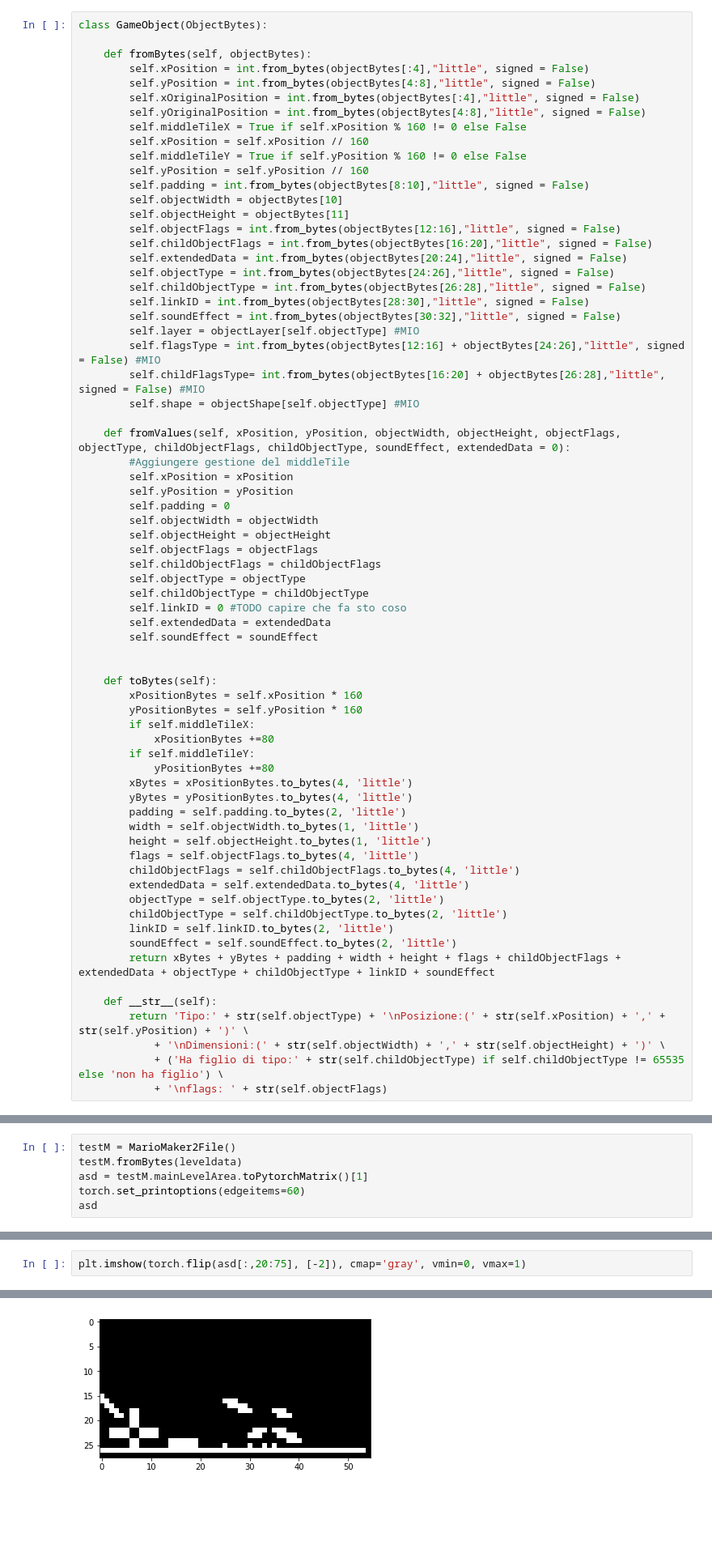
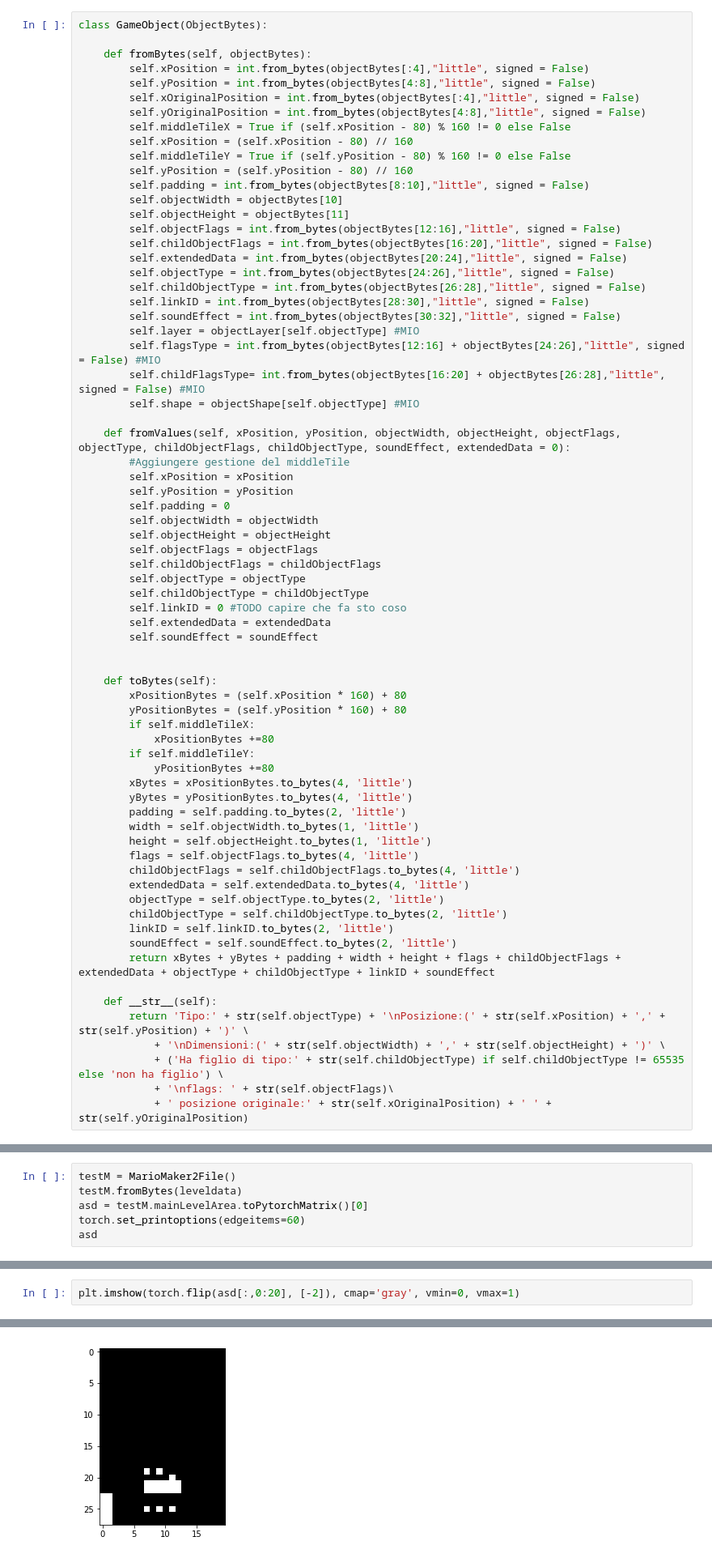
Before and after one commit to Jaeger87/Super-Mario-Deep-Maker-2, a Jupyter notebook: SuperMarioDeepMaker2.ipynb, the cells around one changed output, grey strips where cells are left out. Shown at 81% size. Cells and saved outputs as stored; diff of their text form; blank space fills up the shorter version.

```diff
--- a/SuperMarioDeepMaker2.ipynb
+++ b/SuperMarioDeepMaker2.ipynb
@@ -101,10 +101,10 @@ class GameObject(ObjectBytes):
         self.yPosition = int.from_bytes(objectBytes[4:8],"little", signed = False)
         self.xOriginalPosition = int.from_bytes(objectBytes[:4],"little", signed = False)
         self.yOriginalPosition = int.from_bytes(objectBytes[4:8],"little", signed = False)
-        self.middleTileX = True if self.xPosition % 160 != 0 else False
-        self.xPosition = self.xPosition // 160
-        self.middleTileY = True if self.yPosition % 160 != 0 else False
-        self.yPosition = self.yPosition // 160
+        self.middleTileX = True if (self.xPosition - 80) % 160 != 0 else False
+        self.xPosition = (self.xPosition - 80) // 160
+        self.middleTileY = True if (self.yPosition - 80) % 160 != 0 else False
+        self.yPosition = (self.yPosition - 80) // 160
         self.padding = int.from_bytes(objectBytes[8:10],"little", signed = False)
         self.objectWidth = objectBytes[10]
         self.objectHeight = objectBytes[11]
@@ -137,8 +137,8 @@ class GameObject(ObjectBytes):
 
 
     def toBytes(self):
-        xPositionBytes = self.xPosition * 160
-        yPositionBytes = self.yPosition * 160
+        xPositionBytes = (self.xPosition * 160) + 80
+        yPositionBytes = (self.yPosition * 160) + 80
         if self.middleTileX:
             xPositionBytes +=80
         if self.middleTileY:
@@ -161,7 +161,8 @@ class GameObject(ObjectBytes):
         return 'Tipo:' + str(self.objectType) + '\nPosizione:(' + str(self.xPosition) + ',' + str(self.yPosition) + ')' \
             + '\nDimensioni:(' + str(self.objectWidth) + ',' + str(self.objectHeight) + ')' \
             + ('Ha figlio di tipo:' + str(self.childObjectType) if self.childObjectType != 65535 else 'non ha figlio') \
-            + '\nflags: ' + str(self.objectFlags)
+            + '\nflags: ' + str(self.objectFlags)\
+            + ' posizione originale:' + str(self.xOriginalPosition) + ' ' + str(self.yOriginalPosition)
 # %%
 class FreestandingSoundEffect(ObjectBytes):
     layer = 17
@@ -1075,7 +1076,7 @@ levelsError
 # %%
 testM = MarioMaker2File()
 testM.fromBytes(leveldata)
-asd = testM.mainLevelArea.toPytorchMatrix()[1]
+asd = testM.mainLevelArea.toPytorchMatrix()[0]
 torch.set_printoptions(edgeitems=60)
 asd
 # %% [output]
@@ -1105,8 +1122,8 @@ plt.imshow(torch.flip(asd, [-2]), cmap='gray', vmin=0, vmax=1)
 # %%
-plt.imshow(torch.flip(asd[:,20:75], [-2]), cmap='gray', vmin=0, vmax=1)
+plt.imshow(torch.flip(asd[:,0:20], [-2]), cmap='gray', vmin=0, vmax=1)
 # %% [output]
 <matplotlib.image.AxesImage at 0x...>
-[figure, old version]
+[figure, new version]
 # %%
 for levelMM in tqdm(marioMakerLevels):
     levelMM.mainLevelArea.toPytorchMatrix()
```
Also changed, not shown: parts of 5 cells of this notebook.
